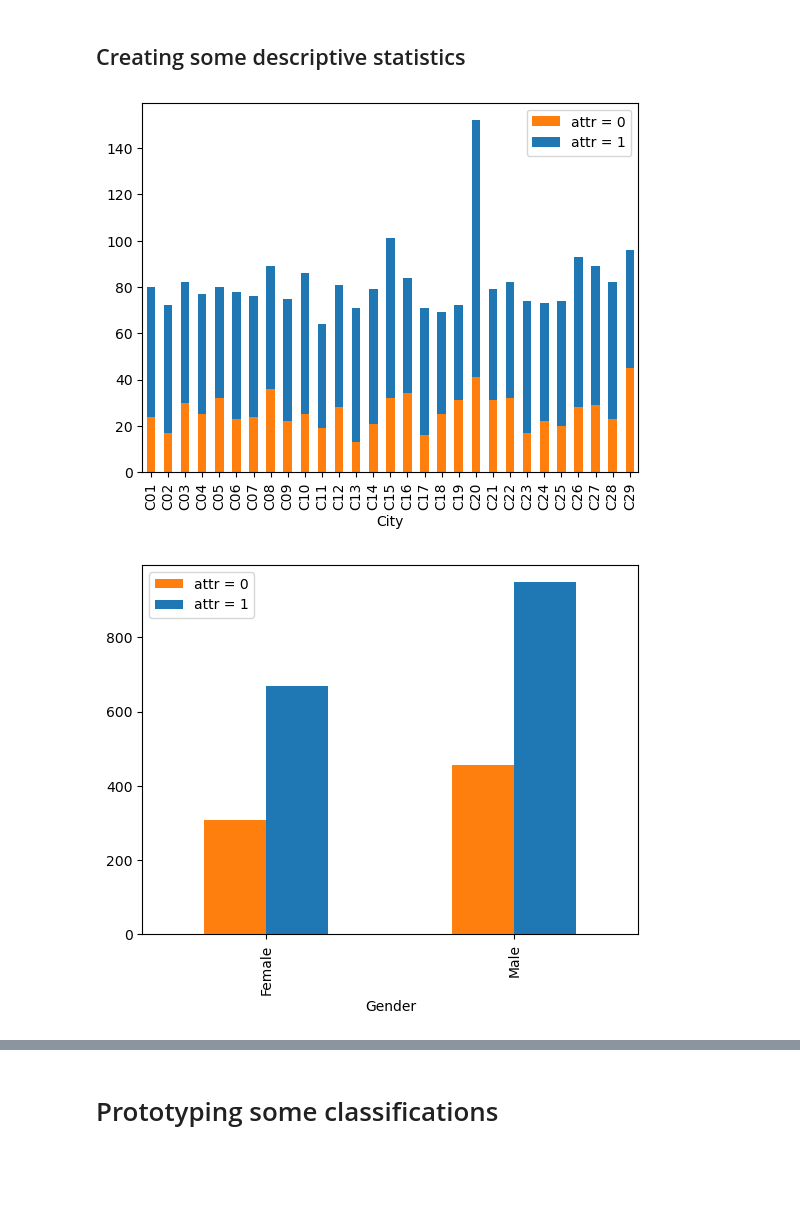
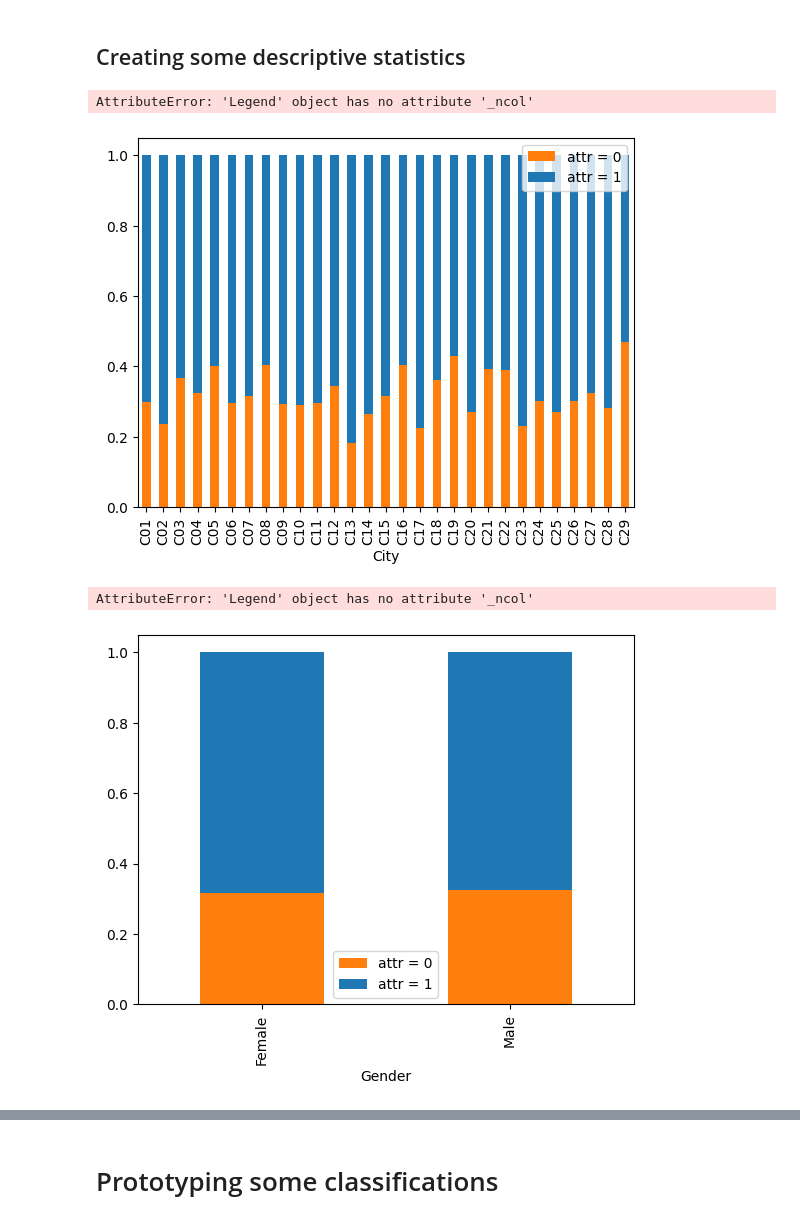
Before and after one commit to MathiasBjorgum/Project, a Jupyter notebook: tdt4259_project_notebook.ipynb, the cells around one changed output, grey strips where cells are left out. Drawn from its saved outputs; the diff is of its cells as text; code cells hidden in the pictures; blank space fills up the shorter version.

Commit message:
convert plots to be normalised
somehow the additional columns are missing which is why it's failing

```diff
--- a/tdt4259_project_notebook.ipynb
+++ b/tdt4259_project_notebook.ipynb
@@ -37,32 +37,41 @@ attrition_pr_city = desc_dataset.groupby("City")["Attrition"].count()
 # %%
 attrition_0 = desc_dataset.groupby('City')['Attrition'].apply(lambda x: (x==0).sum()).reset_index(name='attr = 0')
 attrition_1 = desc_dataset.groupby('City')['Attrition'].apply(lambda x: (x==1).sum()).reset_index(name='attr_1')
 
 combined = attrition_0.copy()
-combined["attr = 1"] = attrition_1.attr_1
+combined["attr = 0"] = combined["attr = 0"].astype("int")
+combined["attr = 1"] = attrition_1.attr_1.astype("int")
 
 combined = combined.set_index(pd.Index(combined.City))
+combined = combined.drop("City", axis=1)
 
-ax = combined.plot(kind="bar", stacked=True, color =['#ff7f0e', '#1f77b4'])
+combined = combined.div(combined.sum(axis=1), axis=0)
 
+combined.plot(kind="bar", stacked=True, color =['#ff7f0e', '#1f77b4'])
 
 tikzplotlib.save(FIG_PATH.joinpath("group_by_city.tex"))
 # %% [output]
+AttributeError: 'Legend' object has no attribute '_ncol'
-[figure, old version]
+[figure, new version]
 # %%
 attrition_0 = desc_dataset.groupby('Gender')['Attrition'].apply(lambda x: (x==0).sum()).reset_index(name='attr = 0')
 attrition_1 = desc_dataset.groupby('Gender')['Attrition'].apply(lambda x: (x==1).sum()).reset_index(name='attr = 1')
 
 combined = attrition_0.copy()
-combined["attr = 1"] = attrition_1['attr = 1']
+combined["attr = 0"] = combined["attr = 0"].astype("int")
+combined["attr = 1"] = attrition_1['attr = 1'].astype("int")
 
 combined = combined.set_index(pd.Index(combined.Gender))
+combined = combined.drop("Gender", axis=1)
 
-combined.plot(kind="bar", color =['#ff7f0e', '#1f77b4'])
+combined = combined.div(combined.sum(axis=1), axis=0)
+
+combined.plot(kind="bar", color =['#ff7f0e', '#1f77b4'], stacked=True)
 
 tikzplotlib.save(FIG_PATH.joinpath("group_by_gender.tex"))
 # %% [output]
+AttributeError: 'Legend' object has no attribute '_ncol'
-[figure, old version]
+[figure, new version]
 # %%
 attrition_0 = desc_dataset.groupby('Education_Level')['Attrition'].apply(lambda x: (x==0).sum()).reset_index(name='attr = 0')
 attrition_1 = desc_dataset.groupby('Education_Level')['Attrition'].apply(lambda x: (x==1).sum()).reset_index(name='attr = 1')
```
Also changed, not shown: parts of 3 cells of this notebook.
